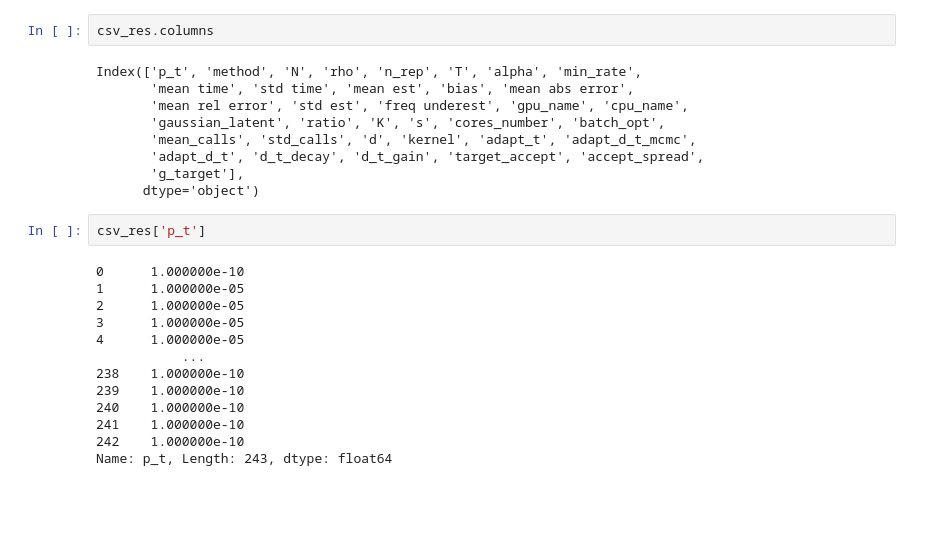
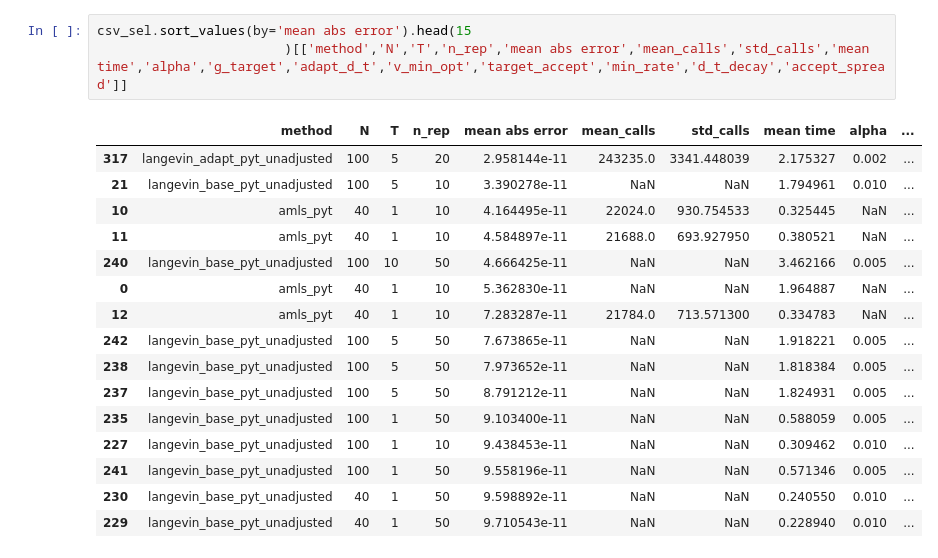
Before and after one commit to karimtito/stat_reliability_measure, a Jupyter notebook: notebooks/linear_gaussian.ipynb, the cells around one changed output. Cells and saved outputs as stored; diff of their text form; blank space fills up the shorter version.

```diff
--- a/notebooks/linear_gaussian.ipynb
+++ b/notebooks/linear_gaussian.ipynb
@@ -27,26 +59,20 @@ csv_sel[['method','rho','n_rep','N','T','mean abs error','mean est','min_rate','
-# %%
-csv_res.columns
-# %% [output]
-Index(['p_t', 'method', 'N', 'rho', 'n_rep', 'T', 'alpha', 'min_rate',
-       'mean time', 'std time', 'mean est', 'bias', 'mean abs error',
-       'mean rel error', 'std est', 'freq underest', 'gpu_name', 'cpu_name',
-       'gaussian_latent', 'ratio', 'K', 's', 'cores_number', 'batch_opt',
-       'mean_calls', 'std_calls', 'd', 'kernel', 'adapt_t', 'adapt_d_t_mcmc',
-       'adapt_d_t', 'd_t_decay', 'd_t_gain', 'target_accept', 'accept_spread',
-       'g_target'],
-      dtype='object')
-# %%
-csv_res['p_t']
-# %% [output]
-0      1.000000e-10
-1      1.000000e-05
-2      1.000000e-05
-3      1.000000e-05
-4      1.000000e-05
-           ...
-238    1.000000e-10
-239    1.000000e-10
-240    1.000000e-10
-241    1.000000e-10
-242    1.000000e-10
-Name: p_t, Length: 243, dtype: float64
+# %%
+csv_sel.sort_values(by='mean abs error').head(15
+                        )[['method','N','T','n_rep','mean abs error','mean_calls','std_calls','mean time','alpha','g_target','adapt_d_t','v_min_opt','target_accept','min_rate','d_t_decay','accept_spread']]
+# %% [output]
+|  | method | N | T | n_rep | mean abs error | mean_calls | std_calls | mean time | alpha | ... |
+| 317 | langevin_adapt_pyt_unadjusted | 100 | 5 | 20 | 2.958144e-11 | 243235.0 | 3341.448039 | 2.175327 | 0.002 | ... |
+| 21 | langevin_base_pyt_unadjusted | 100 | 5 | 10 | 3.390278e-11 | NaN | NaN | 1.794961 | 0.010 | ... |
+| 10 | amls_pyt | 40 | 1 | 10 | 4.164495e-11 | 22024.0 | 930.754533 | 0.325445 | NaN | ... |
+| 11 | amls_pyt | 40 | 1 | 10 | 4.584897e-11 | 21688.0 | 693.927950 | 0.380521 | NaN | ... |
+| 240 | langevin_base_pyt_unadjusted | 100 | 10 | 50 | 4.666425e-11 | NaN | NaN | 3.462166 | 0.005 | ... |
+| 0 | amls_pyt | 40 | 1 | 10 | 5.362830e-11 | NaN | NaN | 1.964887 | NaN | ... |
+| 12 | amls_pyt | 40 | 1 | 10 | 7.283287e-11 | 21784.0 | 713.571300 | 0.334783 | NaN | ... |
+| 242 | langevin_base_pyt_unadjusted | 100 | 5 | 50 | 7.673865e-11 | NaN | NaN | 1.918221 | 0.005 | ... |
+| 238 | langevin_base_pyt_unadjusted | 100 | 5 | 50 | 7.973652e-11 | NaN | NaN | 1.818384 | 0.005 | ... |
+| 237 | langevin_base_pyt_unadjusted | 100 | 5 | 50 | 8.791212e-11 | NaN | NaN | 1.824931 | 0.005 | ... |
+| 235 | langevin_base_pyt_unadjusted | 100 | 1 | 50 | 9.103400e-11 | NaN | NaN | 0.588059 | 0.005 | ... |
+| 227 | langevin_base_pyt_unadjusted | 100 | 1 | 10 | 9.438453e-11 | NaN | NaN | 0.309462 | 0.010 | ... |
+| 241 | langevin_base_pyt_unadjusted | 100 | 1 | 50 | 9.558196e-11 | NaN | NaN | 0.571346 | 0.005 | ... |
+| 230 | langevin_base_pyt_unadjusted | 40 | 1 | 50 | 9.598892e-11 | NaN | NaN | 0.240550 | 0.010 | ... |
+| 229 | langevin_base_pyt_unadjusted | 40 | 1 | 50 | 9.710543e-11 | NaN | NaN | 0.228940 | 0.010 | ... |
```
Also changed, not shown: parts of 4 cells of this notebook, 1 other file.
